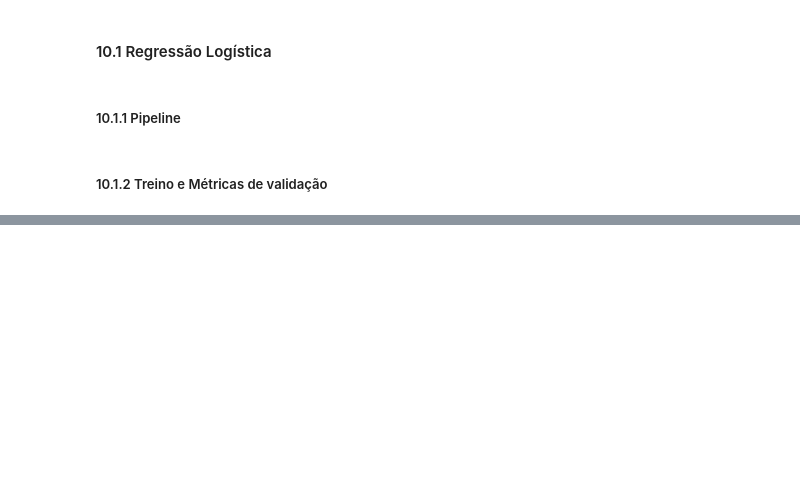
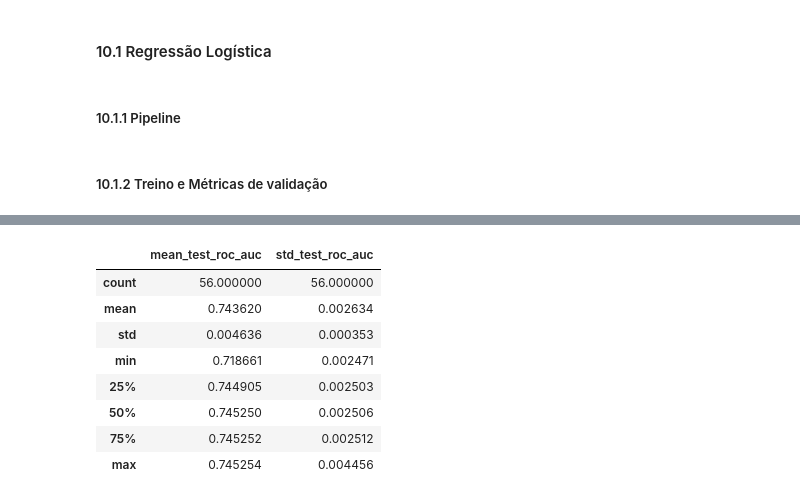
Before and after one commit to samantasobral/shap-ml-interpretability, a Jupyter notebook: notebook/shap_model.ipynb, the cells around one changed output, grey strips where cells are left out. Saved outputs shown, nothing was run; the diff lists cells and outputs as text; code cells hidden in the pictures; blank space fills up the shorter version.

```diff
--- a/notebook/shap_model.ipynb
+++ b/notebook/shap_model.ipynb
@@ -1502,0 +1563,14 @@ roc_auc           : [0.741, 0.745, 0.746, 0.746, 0.749] / media: 0.745 / std: 0.
+# %%
+#checando se os scores variam:
+
+results[['mean_test_roc_auc', 'std_test_roc_auc']].describe()
+# %% [output]
+|  | mean_test_roc_auc | std_test_roc_auc |
+| count | 56.000000 | 56.000000 |
+| mean | 0.743620 | 0.002634 |
+| std | 0.004636 | 0.000353 |
+| min | 0.718661 | 0.002471 |
+| 25% | 0.744905 | 0.002503 |
+| 50% | 0.745250 | 0.002506 |
+| 75% | 0.745252 | 0.002512 |
+| max | 0.745254 | 0.004456 |
```
Also changed, not shown: parts of 13 cells of this notebook.
